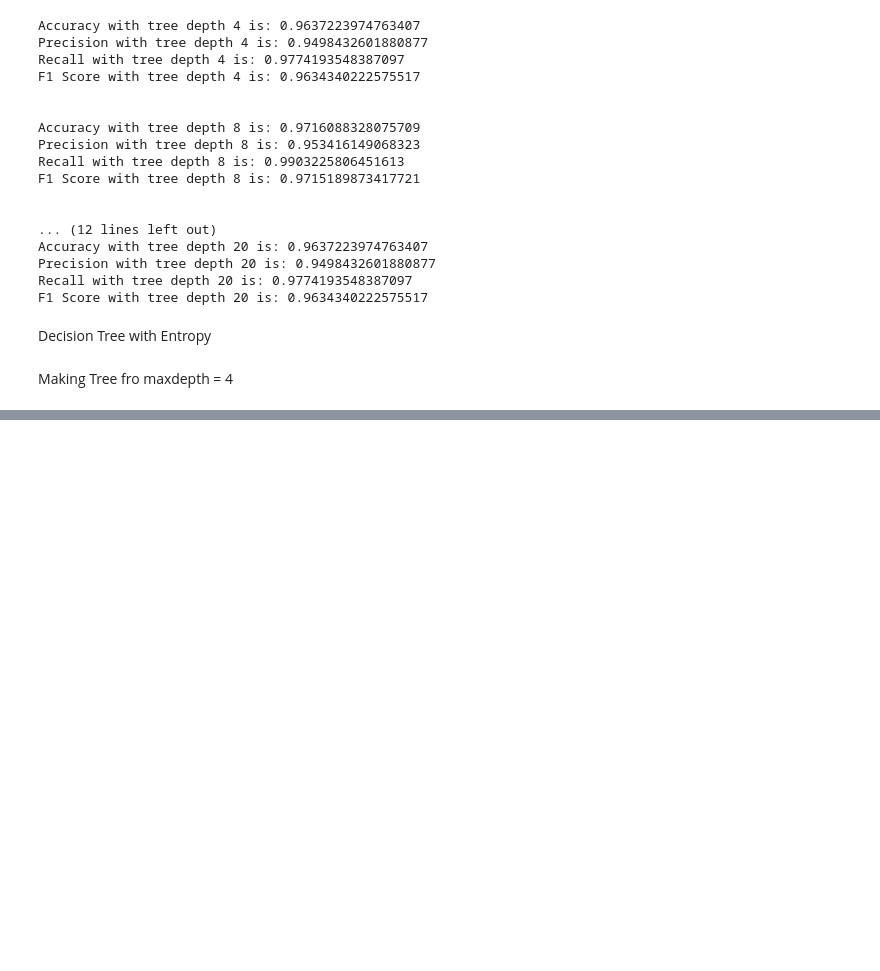
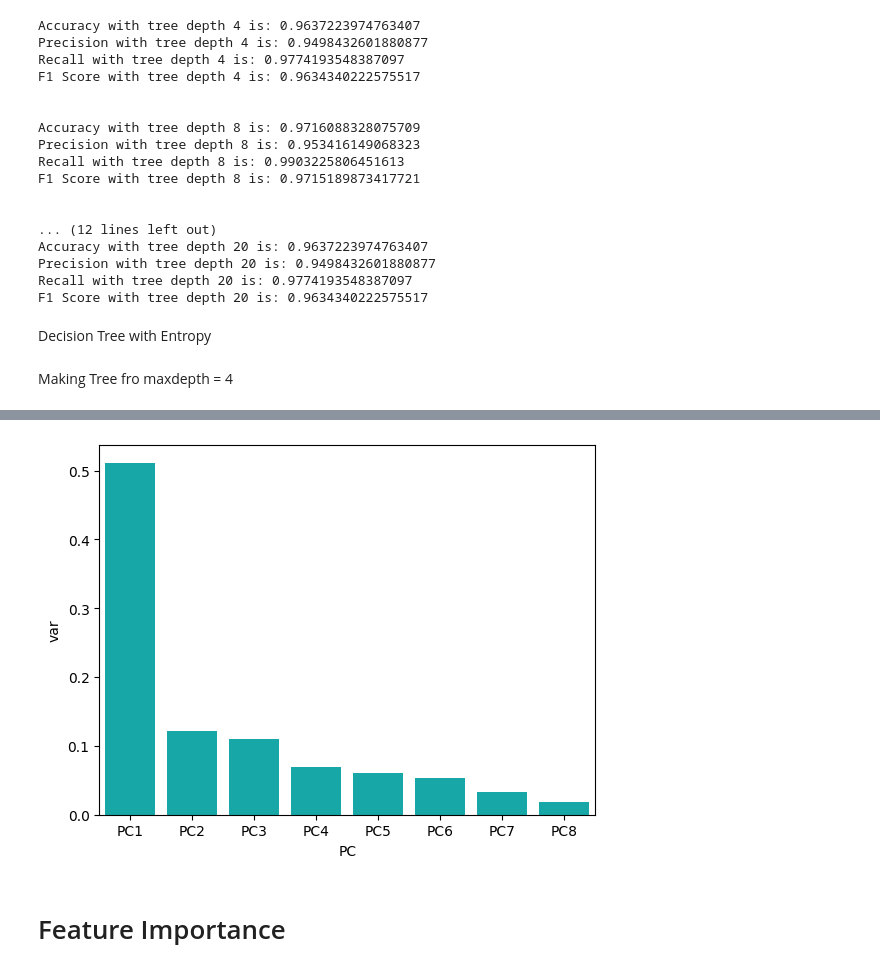
Before and after one commit to devKhush/Machine-Learning-Project-Gender-Recognition-From-Voice, a Jupyter notebook: src/test.ipynb, the cells around one changed output, grey strips where cells are left out. Cells and saved outputs as stored; diff of their text form; code cells hidden in the pictures; blank space fills up the shorter version.

Commit message:
feature Importance

```diff
--- a/src/test.ipynb
+++ b/src/test.ipynb
@@ -388,0 +376,14 @@ plt.show()
+# %%
+from sklearn.preprocessing import LabelEncoder
+from sklearn import decomposition
+df = pd.read_csv('../assests/scaled_voice_data.csv')
+x = df.drop('gender', axis=1)
+y = df['gender']
+# le = LabelEncoder()
+# Y_encoded = le.fit_transform(y)
+# X_train, X_test, y_train, y_test = train_test_split(x, Y_encoded, test_size = 0.2, random_state = 100)
+# %%
+pca = decomposition.PCA(n_components=8)
+pc = pca.fit_transform(x)
+pc_df = pd.DataFrame(data = pc , columns = ['PC1', 'PC2','PC3','PC4','PC5','PC6','PC7','PC8'])
+pc_df.head()
@@ -388,0 +397,7 @@ plt.show()
+# %%
+pcdf = pd.DataFrame({'var':pca.explained_variance_ratio_,'PC':['PC1', 'PC2','PC3','PC4','PC5','PC6','PC7','PC8']})
+sns.barplot(x='PC',y="var", data=pcdf, color="c")
+# %% [output]
+[figure, added]
+# %% [markdown]
+# Feature Importance
```
Also changed, not shown: parts of 19 cells of this notebook.
